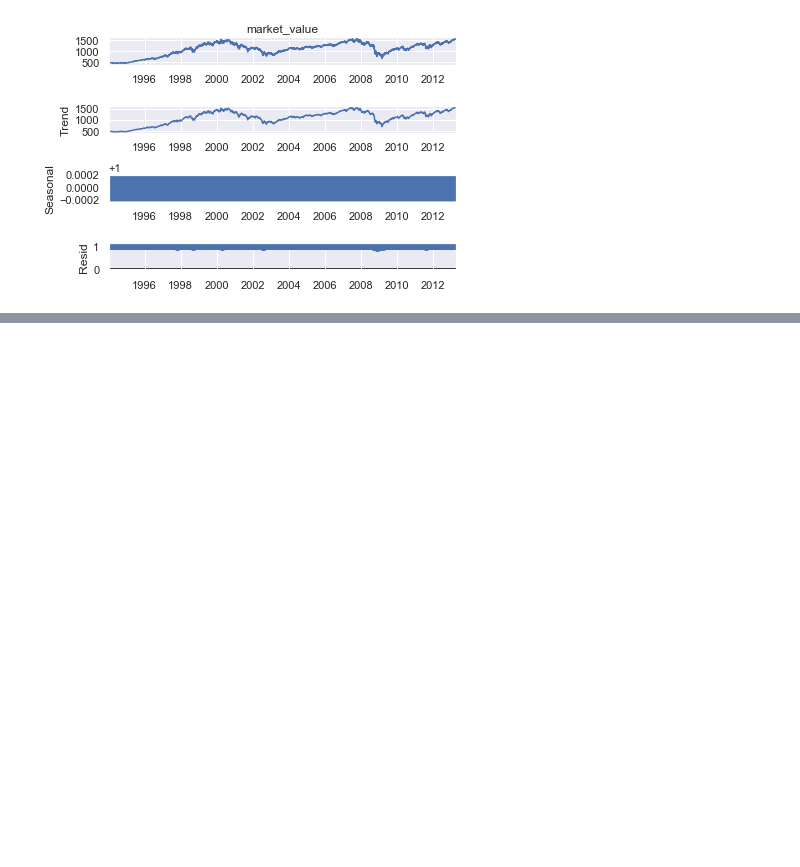
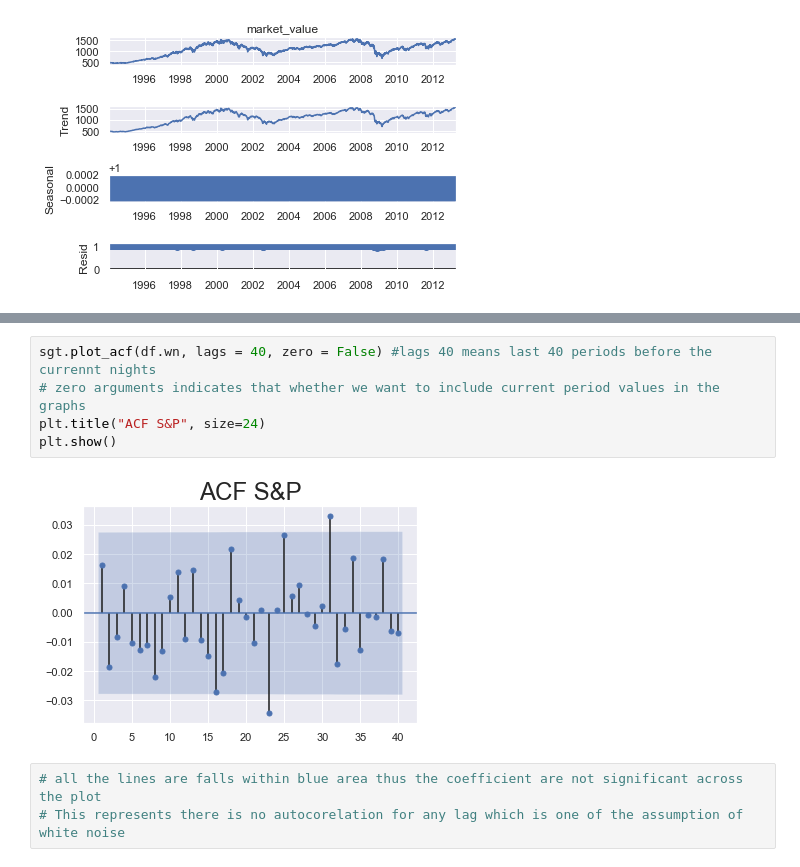
Before and after one commit to vishaldubey180/time-series-analysis-with-python, a Jupyter notebook: working with time series in python.ipynb, the cells around one changed output, grey strips where cells are left out. Cells and saved outputs as stored; diff of their text form; blank space fills up the shorter version.

```diff
--- a/working with time series in python.ipynb
+++ b/working with time series in python.ipynb
@@ -329,0 +377,10 @@ plt.show()
+# %%
+sgt.plot_acf(df.wn, lags = 40, zero = False) #lags 40 means last 40 periods before the currennt nights
+# zero arguments indicates that whether we want to include current period values in the graphs
+plt.title("ACF S&P", size=24)
+plt.show()
+# %% [output]
+[figure, added]
+# %%
+# all the lines are falls within blue area thus the coefficient are not significant across the plot
+# This represents there is no autocorelation for any lag which is one of the assumption of white noise
```
Also changed, not shown: parts of 15 cells of this notebook, 1 other file.
